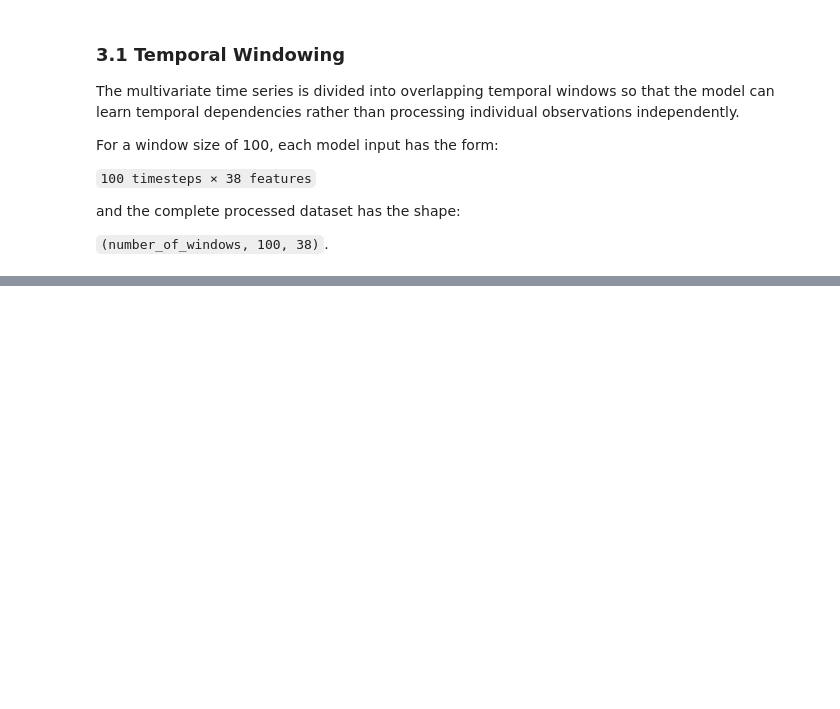
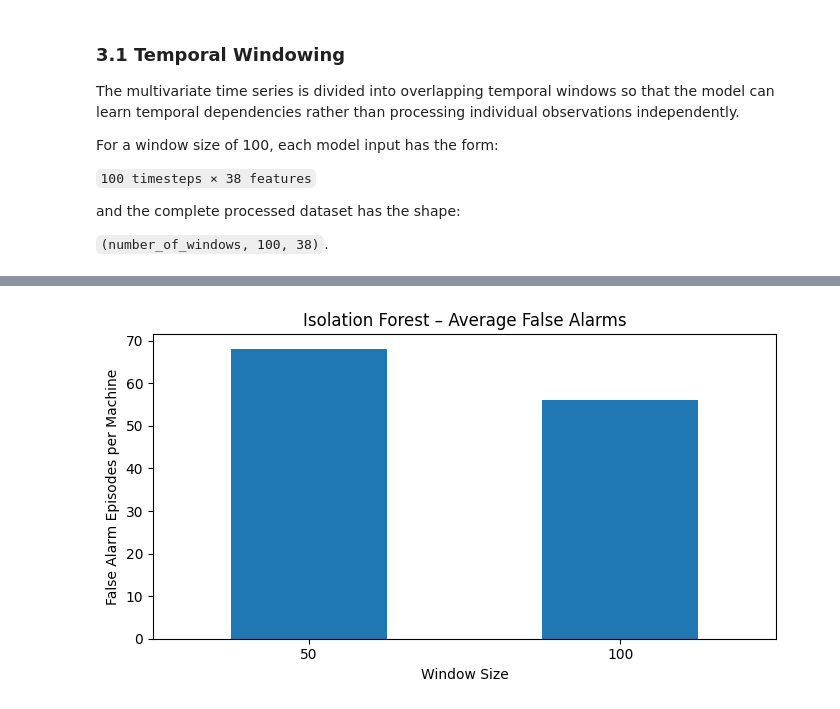
Before and after one commit to VioS11/SensorTwin-SMD, a Jupyter notebook: notebooks/IC3_SMD_Project.ipynb, the cells around one changed output, grey strips where cells are left out. Saved outputs shown, nothing was run; the diff lists cells and outputs as text; code cells hidden in the pictures; blank space fills up the shorter version.

```diff
--- a/notebooks/IC3_SMD_Project.ipynb
+++ b/notebooks/IC3_SMD_Project.ipynb
@@ -551,0 +1223,15 @@ Test windows: (28614, 100, 38)
+# %%
+summary[["false_alarms"]].plot(
+    kind="bar",
+    figsize=(7, 4),
+    rot=0,
+    legend=False
+)
+
+plt.title("Isolation Forest – Average False Alarms")
+plt.xlabel("Window Size")
+plt.ylabel("False Alarm Episodes per Machine")
+plt.tight_layout()
+plt.show()
+# %% [output]
+[figure, added]
```
Also changed, not shown: parts of 35 cells of this notebook.
